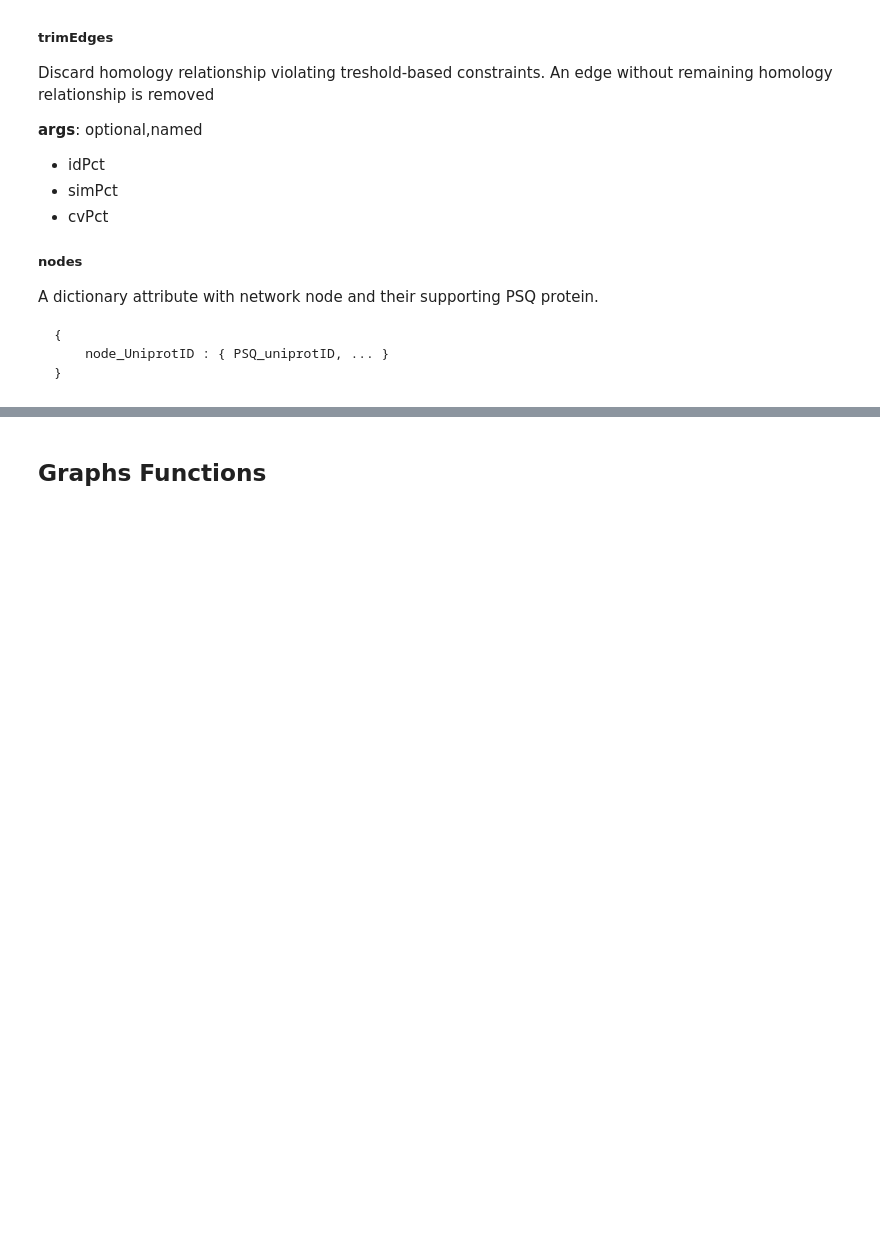
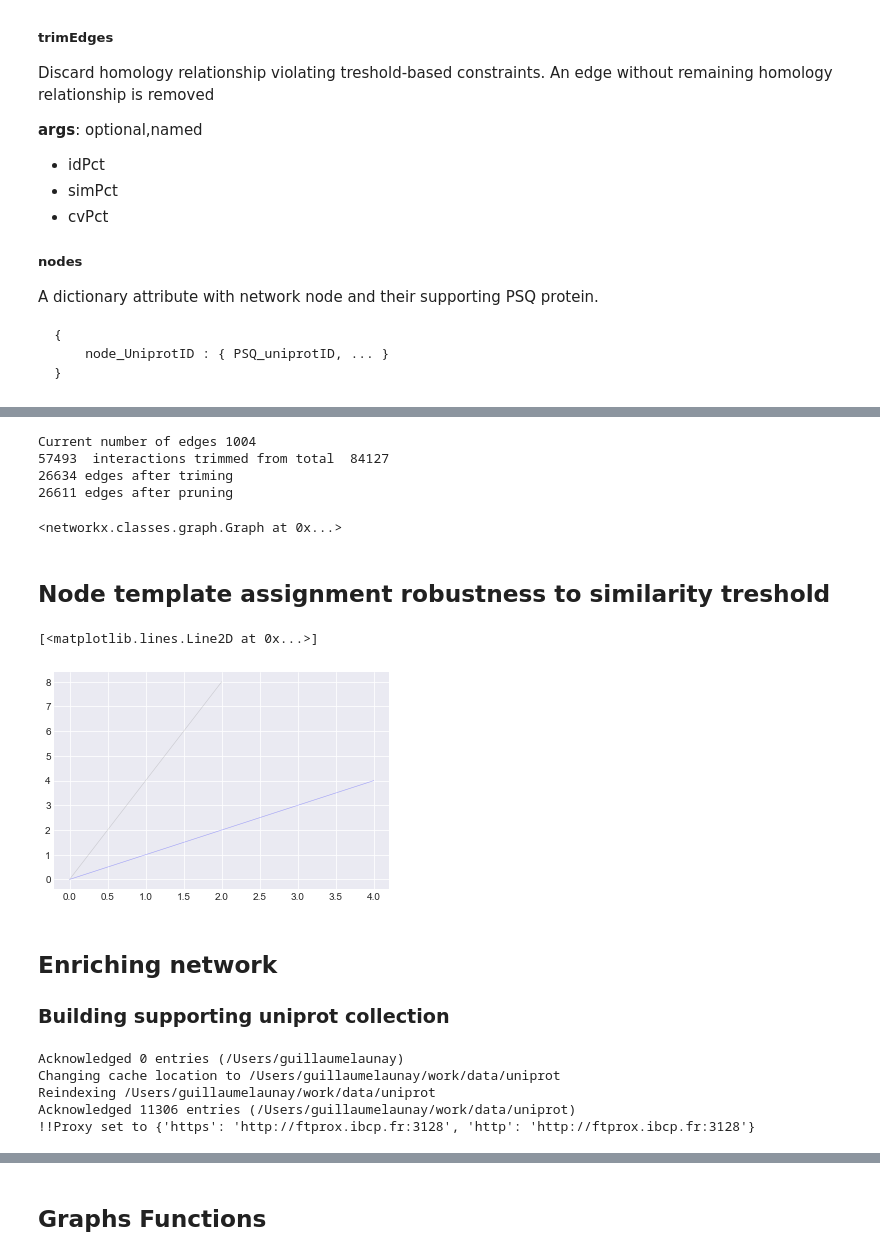
Before and after one commit to glaunay/omegaLoMo, a Jupyter notebook: buildNetwork.ipynb, the cells around one changed output, grey strips where cells are left out. Saved outputs shown, nothing was run; the diff lists cells and outputs as text; code cells hidden in the pictures; blank space fills up the shorter version.

```diff
--- a/buildNetwork.ipynb
+++ b/buildNetwork.ipynb
@@ -627,0 +229,10 @@ queryTopo = omegaMatrix.project()
+# %%
+trimPruneTest(om, 20.00, seedList)
+# %% [output]
+Current number of edges 1004
+57493  interactions trimmed from total  84127
+26634 edges after triming
+26611 edges after pruning
+<networkx.classes.graph.Graph at 0x...>
+# %% [markdown]
+## Node template assignment robustness to similarity treshold
@@ -627,0 +245,25 @@ queryTopo = omegaMatrix.project()
+# %%
+plt.style.use('seaborn-darkgrid')
+plt.plot([0,1,2],[0,4,8], marker='', color='grey', linewidth=0.6, alpha=0.3)
+plt.plot([0,2,4],[0,2,4], marker='', color='blue', linewidth=0.6, alpha=0.3)
+# %% [output]
+[<matplotlib.lines.Line2D at 0x...>]
+[figure, added]
+# %% [markdown]
+## Enriching network
+
+### Building supporting uniprot collection
+# %%
+import pyproteinsExt.uniprot as uniprot
+from pyproteinsExt.uniprot import EntryEncoder
+
+
+uColl = uniprot.getUniprotCollection()
+uColl.setCache(location='/Users/guillaumelaunay/work/data/uniprot')
+uniprot.proxySetting(https="http://ftprox.ibcp.fr:3128", http="http://ftprox.ibcp.fr:3128")
+# %% [output]
+Acknowledged 0 entries (/Users/guillaumelaunay)
+Changing cache location to /Users/guillaumelaunay/work/data/uniprot
+Reindexing /Users/guillaumelaunay/work/data/uniprot
+Acknowledged 11306 entries (/Users/guillaumelaunay/work/data/uniprot)
+!!Proxy set to {'https': 'http://ftprox.ibcp.fr:3128', 'http': 'http://ftprox.ibcp.fr:3128'}
```
Also changed, not shown: parts of 49 cells of this notebook, 4 other files.
